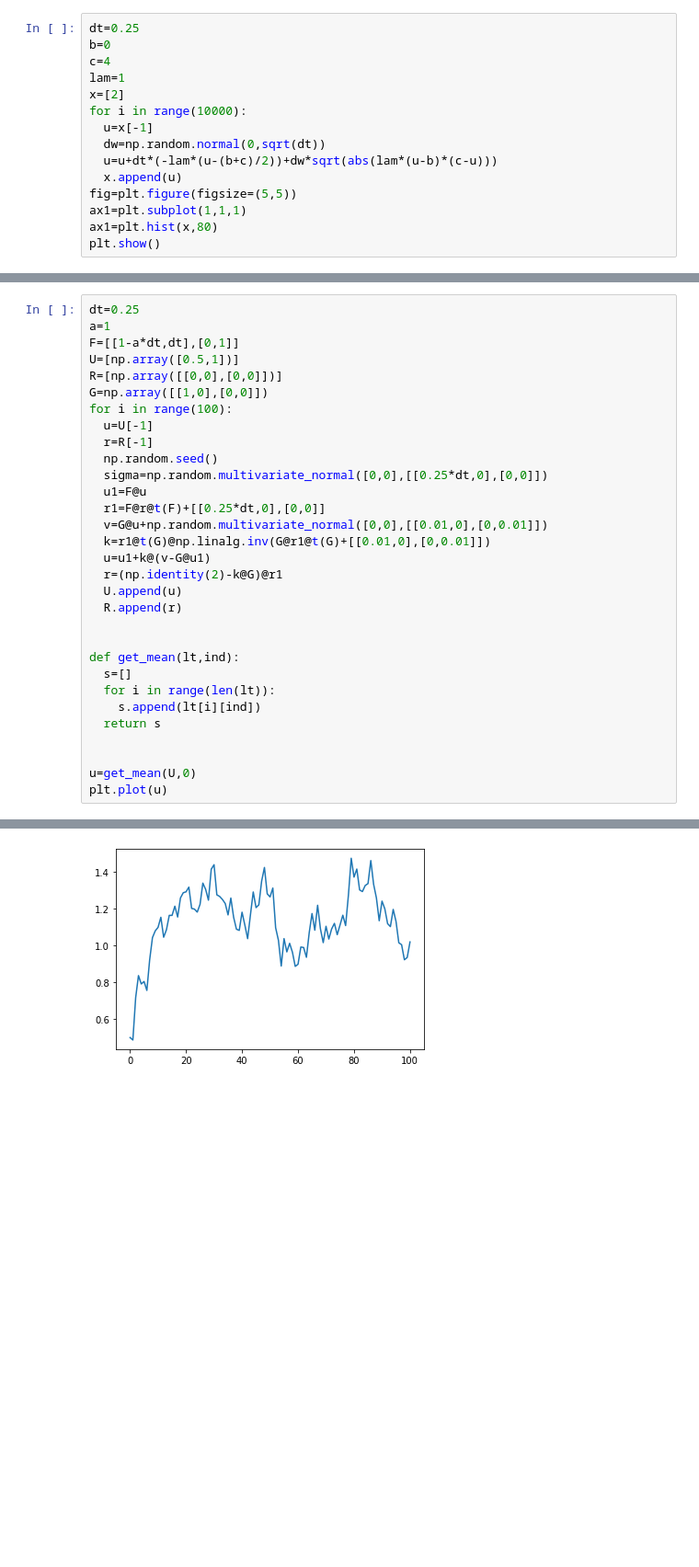
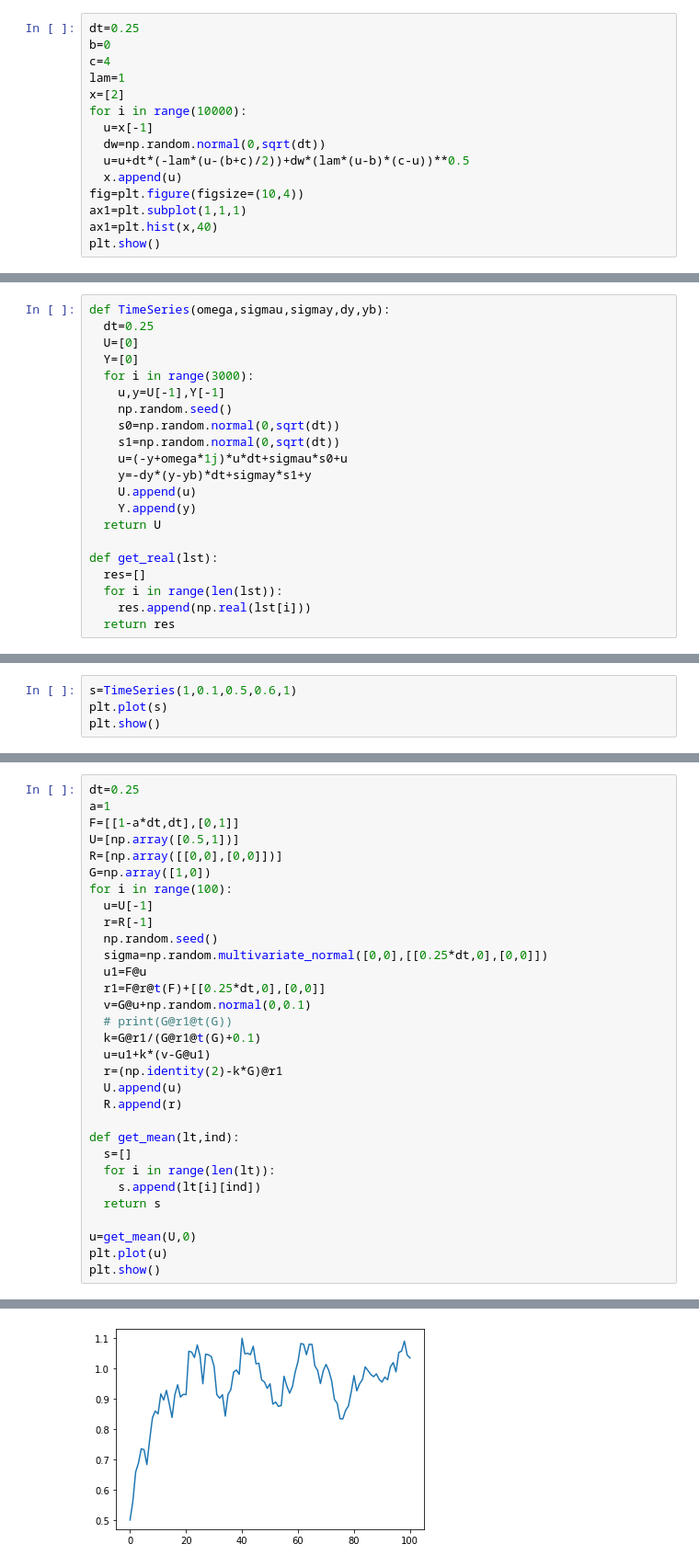
Before and after one commit to Guidong99/Colab, a Jupyter notebook: 833hw4.ipynb, the cells around one changed output, grey strips where cells are left out. Shown: that part at 92% size. Cells and saved outputs as stored; diff of their text form; blank space fills up the shorter version.

```diff
--- a/833hw4.ipynb
+++ b/833hw4.ipynb
@@ -29,10 +30,10 @@ x=[2]
 for i in range(10000):
   u=x[-1]
   dw=np.random.normal(0,sqrt(dt))
-  u=u+dt*(-lam*(u-(b+c)/2))+dw*sqrt(abs(lam*(u-b)*(c-u)))
+  u=u+dt*(-lam*(u-(b+c)/2))+dw*(lam*(u-b)*(c-u))**0.5
   x.append(u)
-fig=plt.figure(figsize=(5,5))
+fig=plt.figure(figsize=(10,4))
 ax1=plt.subplot(1,1,1)
-ax1=plt.hist(x,80)
+ax1=plt.hist(x,40)
 plt.show()
 # %% [output]
@@ -39,0 +53,21 @@ plt.show()
+# %%
+def TimeSeries(omega,sigmau,sigmay,dy,yb):
+  dt=0.25
+  U=[0]
+  Y=[0]
+  for i in range(3000):
+    u,y=U[-1],Y[-1]
+    np.random.seed()
+    s0=np.random.normal(0,sqrt(dt))
+    s1=np.random.normal(0,sqrt(dt))
+    u=(-y+omega*1j)*u*dt+sigmau*s0+u
+    y=-dy*(y-yb)*dt+sigmay*s1+y
+    U.append(u)
+    Y.append(y)
+  return U
+
+def get_real(lst):
+  res=[]
+  for i in range(len(lst)):
+    res.append(np.real(lst[i]))
+  return res
@@ -39,0 +92,4 @@ plt.show()
+# %%
+s=TimeSeries(1,0.1,0.5,0.6,1)
+plt.plot(s)
+plt.show()
@@ -203,7 +249,7 @@ a=1
 F=[[1-a*dt,dt],[0,1]]
 U=[np.array([0.5,1])]
 R=[np.array([[0,0],[0,0]])]
-G=np.array([[1,0],[0,0]])
+G=np.array([1,0])
 for i in range(100):
   u=U[-1]
   r=R[-1]
@@ -211,13 +257,13 @@ for i in range(100):
   sigma=np.random.multivariate_normal([0,0],[[0.25*dt,0],[0,0]])
   u1=F@u
   r1=F@r@t(F)+[[0.25*dt,0],[0,0]]
-  v=G@u+np.random.multivariate_normal([0,0],[[0.01,0],[0,0.01]])
-  k=r1@t(G)@np.linalg.inv(G@r1@t(G)+[[0.01,0],[0,0.01]])
-  u=u1+k@(v-G@u1)
-  r=(np.identity(2)-k@G)@r1
+  v=G@u+np.random.normal(0,0.1)
+  # print(G@r1@t(G))
+  k=G@r1/(G@r1@t(G)+0.1)
+  u=u1+k*(v-G@u1)
+  r=(np.identity(2)-k*G)@r1
   U.append(u)
   R.append(r)
-
 
 def get_mean(lt,ind):
   s=[]
@@ -225,7 +271,7 @@ def get_mean(lt,ind):
     s.append(lt[i][ind])
   return s
 
-
 u=get_mean(U,0)
 plt.plot(u)
+plt.show()
 # %% [output]
@@ -233 +278 @@ plt.plot(u)
-[figure, old version]
+[figure, new version]
```
Also changed, not shown: parts of 22 cells of this notebook.
